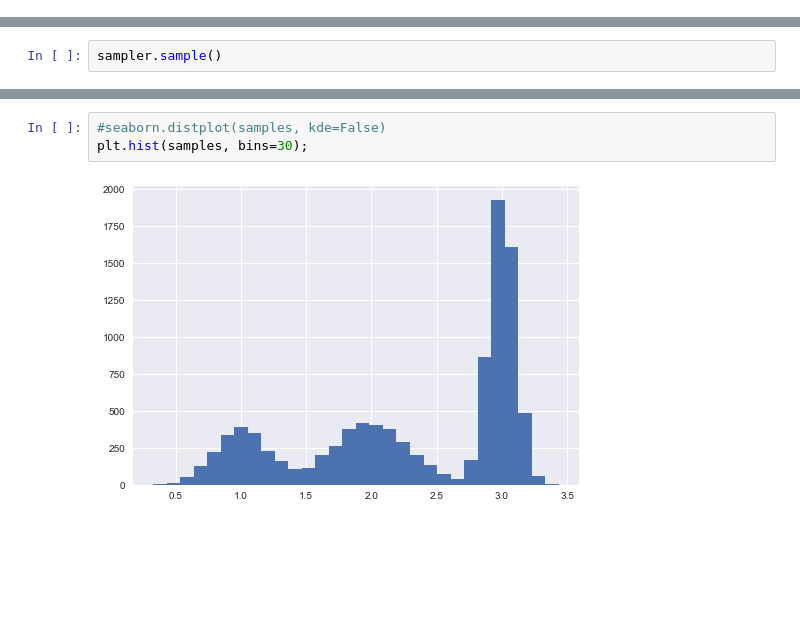
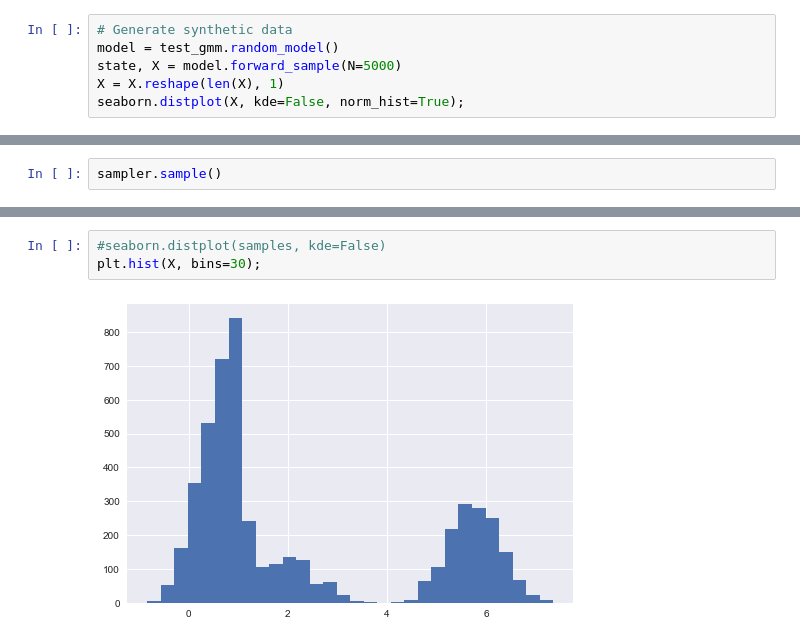
Before and after one commit to ChayaSt/bgmm, a Jupyter notebook: example/example.ipynb, the cells around one changed output, grey strips where cells are left out. Saved outputs shown, nothing was run; the diff lists cells and outputs as text; blank space fills up the shorter version.

```diff
--- a/example/example.ipynb
+++ b/example/example.ipynb
@@ -27,0 +11,6 @@ seaborn.distplot(samples, kde=False, norm_hist=True);
+# %%
+# Generate synthetic data
+model = test_gmm.random_model()
+state, X = model.forward_sample(N=5000)
+X = X.reshape(len(X), 1)
+seaborn.distplot(X, kde=False, norm_hist=True);
@@ -80,5 +63,5 @@ plt.hist(samples[np.where(sampler.state.z==2)], alpha=alpha, bins=20);
 # %%
 #seaborn.distplot(samples, kde=False)
-plt.hist(samples, bins=30);
+plt.hist(X, bins=30);
 # %% [output]
-[figure, old version]
+[figure, new version]
```
Also changed, not shown: parts of 19 cells of this notebook.
